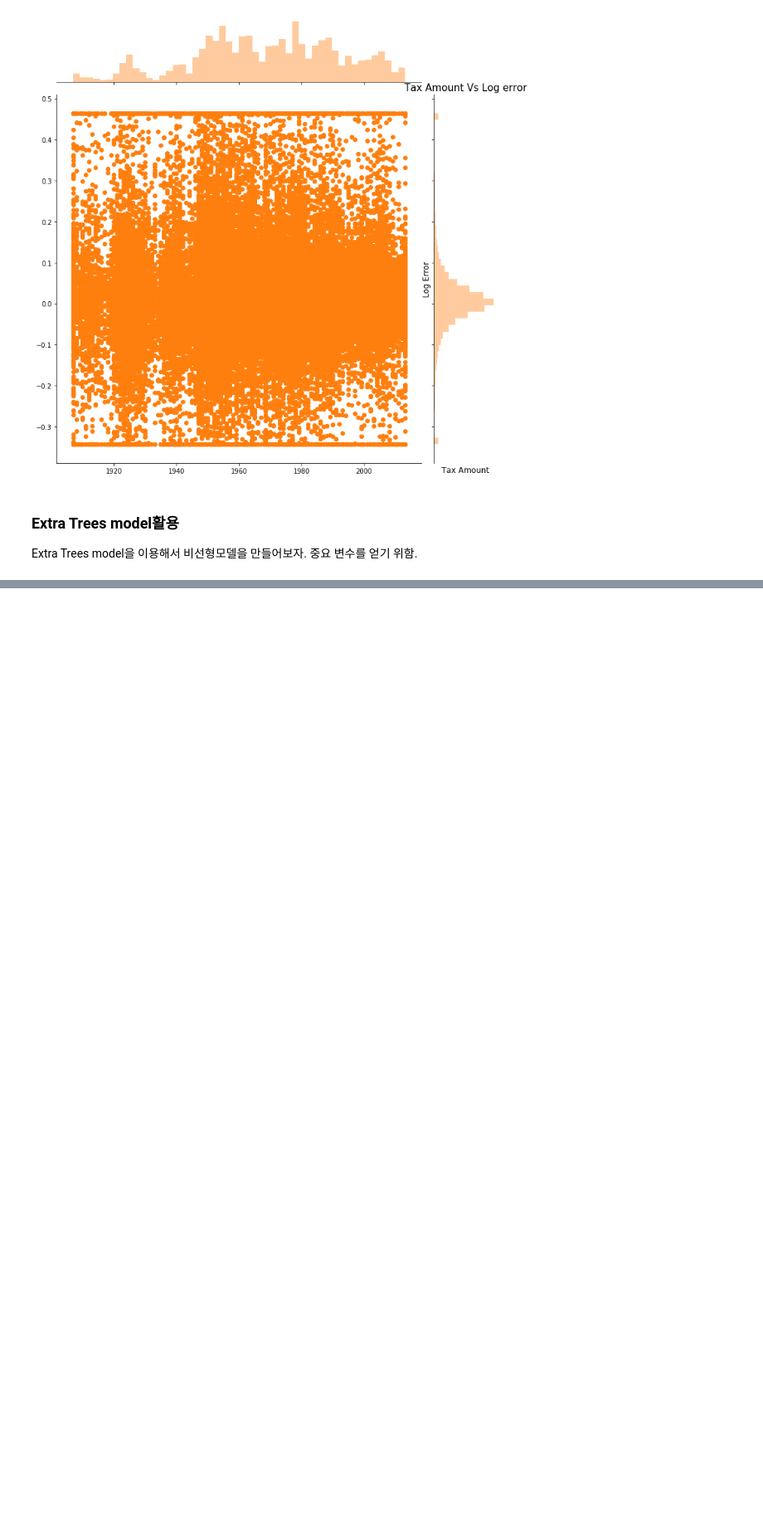
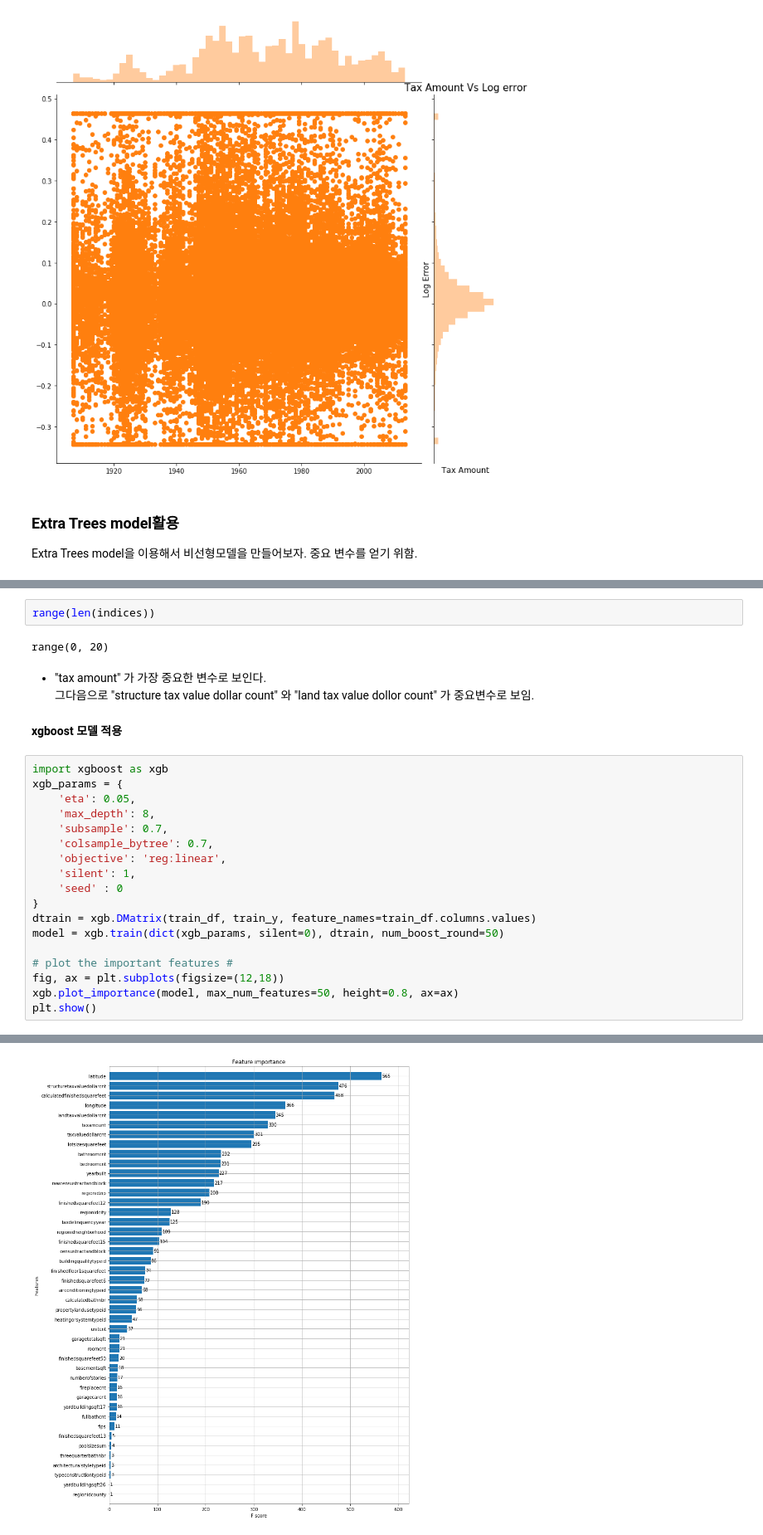
Before and after one commit to suhyun-cho/Dive-to-Kaggle, a Jupyter notebook: Zillow-prize/Zillow Prize-Simple Exploration .ipynb, the cells around one changed output, grey strips where cells are left out. Shown at 83% size. Cells and saved outputs as stored; diff of their text form; blank space fills up the shorter version.

Commit message:
apply xgboost and Extra-tree model

```diff
--- a/Zillow-prize/Zillow Prize-Simple Exploration .ipynb
+++ b/Zillow-prize/Zillow Prize-Simple Exploration .ipynb
@@ -524,0 +588,28 @@ plt.show()
+# %%
+range(len(indices))
+# %% [output]
+range(0, 20)
+# %% [markdown]
+*  "tax amount" 가 가장 중요한 변수로 보인다.<br>
+그다음으로 "structure tax value dollar count" 와 "land tax value dollor count" 가 중요변수로 보임.
+# %% [markdown]
+**xgboost 모델 적용**
+# %%
+import xgboost as xgb
+xgb_params = {
+    'eta': 0.05,
+    'max_depth': 8,
+    'subsample': 0.7,
+    'colsample_bytree': 0.7,
+    'objective': 'reg:linear',
+    'silent': 1,
+    'seed' : 0
+}
+dtrain = xgb.DMatrix(train_df, train_y, feature_names=train_df.columns.values)
+model = xgb.train(dict(xgb_params, silent=0), dtrain, num_boost_round=50)
+
+# plot the important features #
+fig, ax = plt.subplots(figsize=(12,18))
+xgb.plot_importance(model, max_num_features=50, height=0.8, ax=ax)
+plt.show()
+# %% [output]
@@ -524,0 +617 @@ plt.show()
+[figure, added]
```
Also changed, not shown: parts of 9 cells of this notebook.
